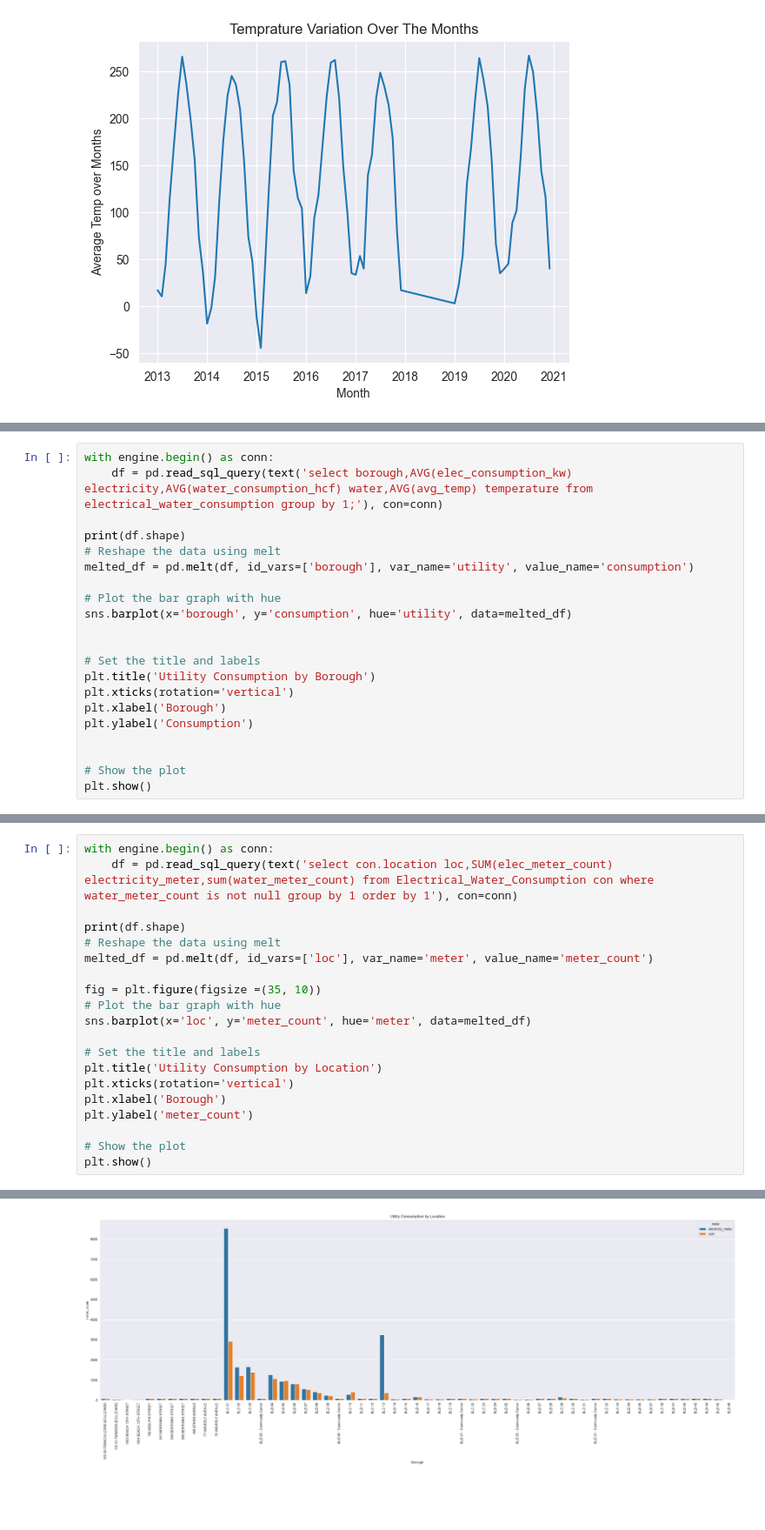
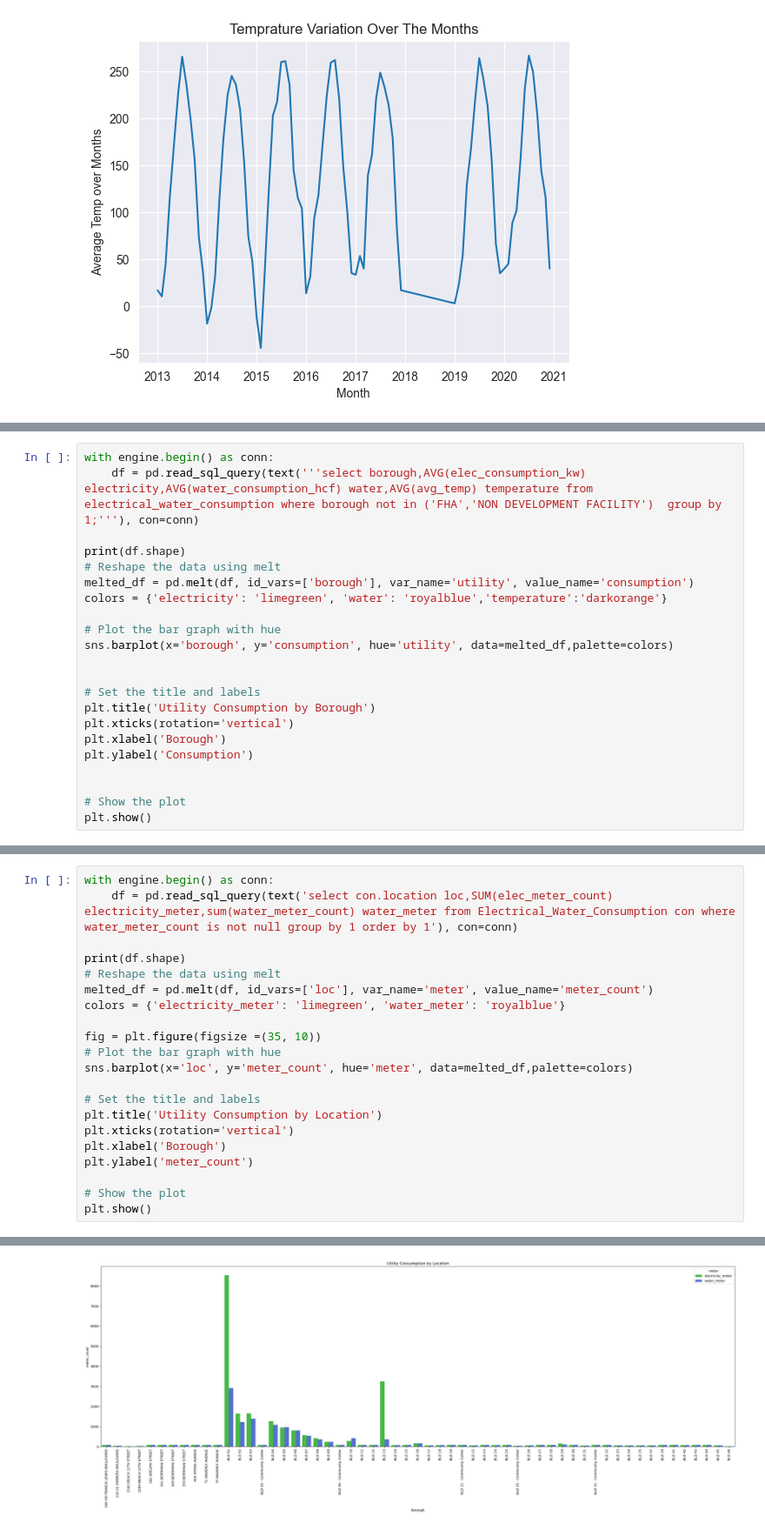
Before and after one commit to asim-21172218/DAP_Project, a Jupyter notebook: DAP Visualization.ipynb, the cells around one changed output, grey strips where cells are left out. Shown at 87% size. Drawn from its saved outputs; the diff is of its cells as text; blank space fills up the shorter version.

```diff
--- a/DAP Visualization.ipynb
+++ b/DAP Visualization.ipynb
@@ -302,13 +302,14 @@ conn.close()
 # %%
 with engine.begin() as conn:
-    df = pd.read_sql_query(text('select borough,AVG(elec_consumption_kw) electricity,AVG(water_consumption_hcf) water,AVG(avg_temp) temperature from electrical_water_consumption group by 1;'), con=conn)
+    df = pd.read_sql_query(text('''select borough,AVG(elec_consumption_kw) electricity,AVG(water_consumption_hcf) water,AVG(avg_temp) temperature from electrical_water_consumption where borough not in ('FHA','NON DEVELOPMENT FACILITY')  group by 1;'''), con=conn)
 
 print(df.shape)
 # Reshape the data using melt
 melted_df = pd.melt(df, id_vars=['borough'], var_name='utility', value_name='consumption')
+colors = {'electricity': 'limegreen', 'water': 'royalblue','temperature':'darkorange'}
 
 # Plot the bar graph with hue
-sns.barplot(x='borough', y='consumption', hue='utility', data=melted_df)
+sns.barplot(x='borough', y='consumption', hue='utility', data=melted_df,palette=colors)
 
 
 # Set the title and labels
@@ -348,23 +350,24 @@ plt.show()
 # %%
 with engine.begin() as conn:
-    df = pd.read_sql_query(text('select con.location loc,SUM(elec_meter_count) electricity_meter,sum(water_meter_count) from Electrical_Water_Consumption con where water_meter_count is not null group by 1 order by 1'), con=conn)
+    df = pd.read_sql_query(text('select con.location loc,SUM(elec_meter_count) electricity_meter,sum(water_meter_count) water_meter from Electrical_Water_Consumption con where water_meter_count is not null group by 1 order by 1'), con=conn)
 
 print(df.shape)
 # Reshape the data using melt
 melted_df = pd.melt(df, id_vars=['loc'], var_name='meter', value_name='meter_count')
+colors = {'electricity_meter': 'limegreen', 'water_meter': 'royalblue'}
 
 fig = plt.figure(figsize =(35, 10))
 # Plot the bar graph with hue
-sns.barplot(x='loc', y='meter_count', hue='meter', data=melted_df)
+sns.barplot(x='loc', y='meter_count', hue='meter', data=melted_df,palette=colors)
 
 # Set the title and labels
 plt.title('Utility Consumption by Location')
 plt.xticks(rotation='vertical')
 plt.xlabel('Borough')
 plt.ylabel('meter_count')
 
 # Show the plot
 plt.show()
 # %% [output]
 (57, 3)
-[figure, old version]
+[figure, new version]
```
Also changed, not shown: parts of 6 cells of this notebook.
